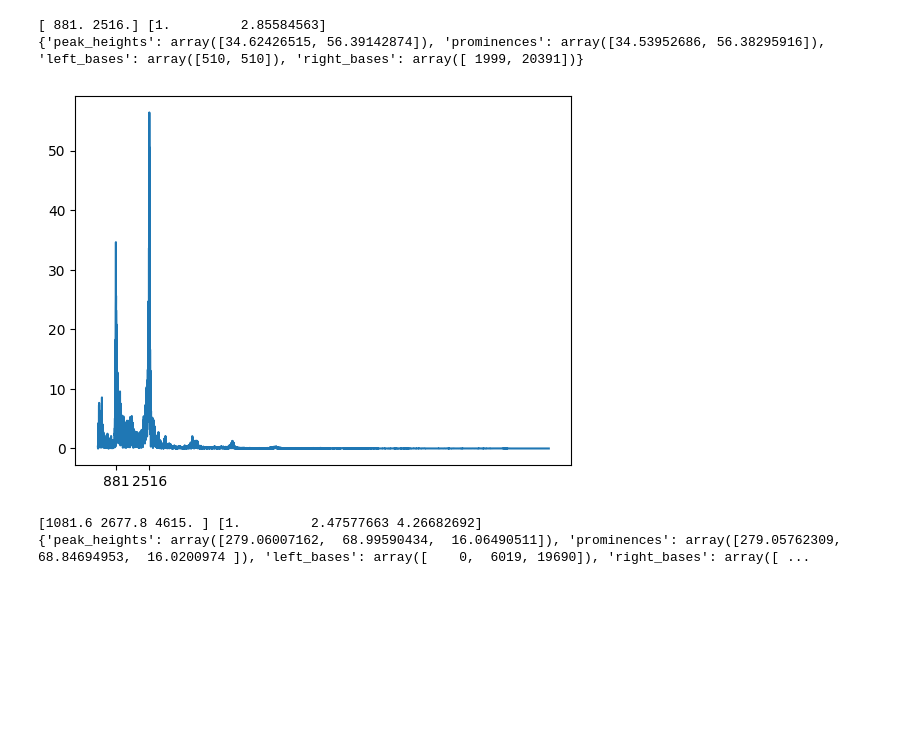
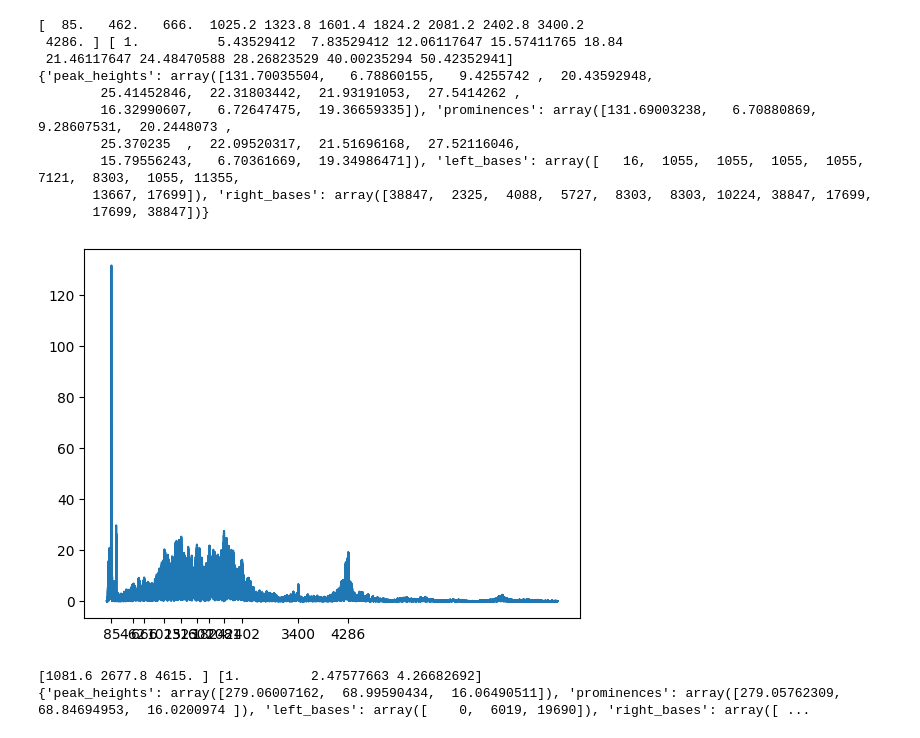
Before and after one commit to amosr/xylo, a Jupyter notebook: py/audio.ipynb, the cells around one changed output. Cells and saved outputs as stored; diff of their text form; code cells hidden in the pictures; blank space fills up the shorter version.

```diff
--- a/py/audio.ipynb
+++ b/py/audio.ipynb
@@ -13,10 +13,18 @@ import os
 # %%
 import xylo.audio as xaudio
 # %%
-vs = xaudio.read_samples(1.0)
-xaudio.plot_spectrum(vs, height = 15, distance = 1000, prominence = 5)
+vs = xaudio.read_samples(5.0)
+xaudio.plot_spectrum(vs, height = 5, distance = 1000, prominence = 5)
 # %% [output]
-[ 881. 2516.] [1.         2.85584563]
-{'peak_heights': array([34.62426515, 56.39142874]), 'prominences': array([34.53952686, 56.38295916]), 'left_bases': array([510, 510]), 'right_bases': array([ 1999, 20391])}
+[  85.   462.   666.  1025.2 1323.8 1601.4 1824.2 2081.2 2402.8 3400.2
+ 4286. ] [ 1.          5.43529412  7.83529412 12.06117647 15.57411765 18.84
+ 21.46117647 24.48470588 28.26823529 40.00235294 50.42352941]
+{'peak_heights': array([131.70035504,   6.78860155,   9.4255742 ,  20.43592948,
+        25.41452846,  22.31803442,  21.93191053,  27.5414262 ,
+        16.32990607,   6.72647475,  19.36659335]), 'prominences': array([131.69003238,   6.70880869,   9.28607531,  20.2448073 ,
+        25.370235  ,  22.09520317,  21.51696168,  27.52116046,
+        15.79556243,   6.70361669,  19.34986471]), 'left_bases': array([   16,  1055,  1055,  1055,  1055,  7121,  8303,  1055, 11355,
+       13667, 17699]), 'right_bases': array([38847,  2325,  4088,  5727,  8303,  8303, 10224, 38847, 17699,
+       17699, 38847])}
-[figure, old version]
+[figure, new version]
 # %%
```
Also changed, not shown: parts of 2 cells of this notebook, 9 other files.
